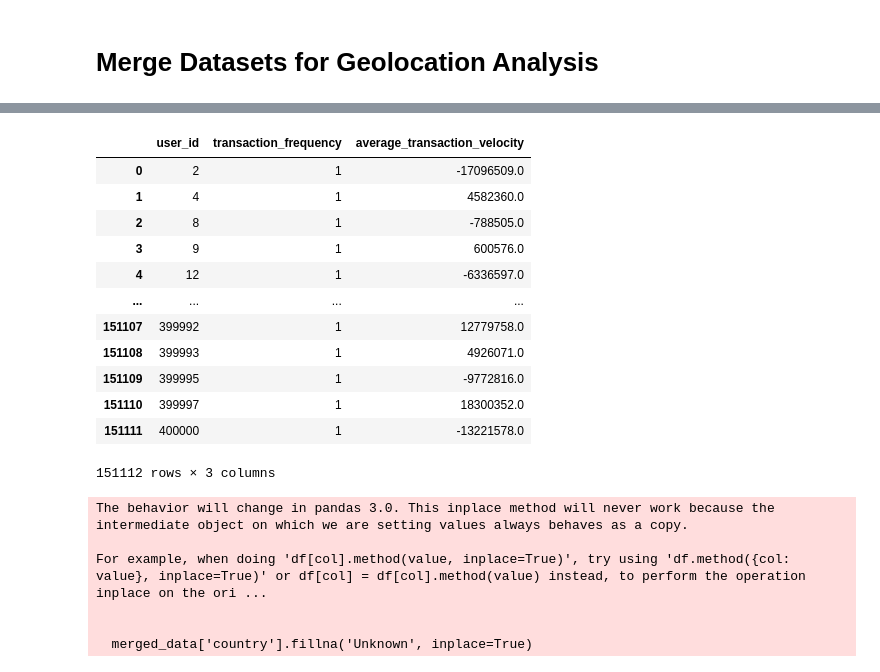
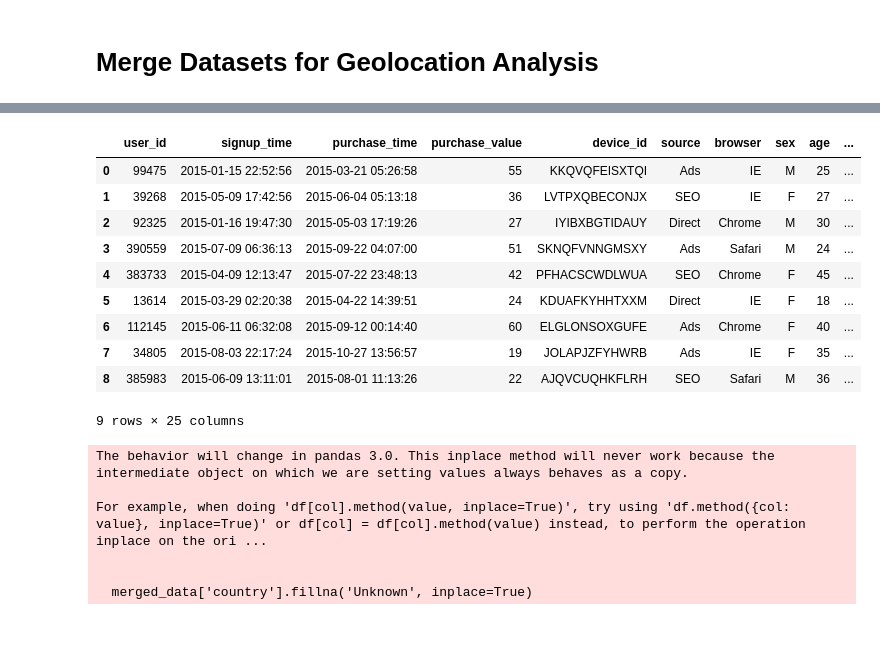
Before and after one commit to jackEBG/8weeksand9, a Jupyter notebook: notebooks/data_analysis.ipynb, the cells around one changed output, grey strips where cells are left out. Drawn from its saved outputs; the diff is of its cells as text; code cells hidden in the pictures; blank space fills up the shorter version.

```diff
--- a/notebooks/data_analysis.ipynb
+++ b/notebooks/data_analysis.ipynb
@@ -206,22 +200,6 @@ fraud_data['time_diff'] = fraud_data['purchase_time'].diff().dt.total_seconds()
 transaction_velocity = fraud_data.groupby('user_id')['time_diff'].mean().reset_index()
 transaction_velocity.columns = ['user_id', 'average_transaction_velocity']
 features = transaction_frequency.merge(transaction_velocity, on='user_id')
-# %%
-features
-# %% [output]
-|  | user_id | transaction_frequency | average_transaction_velocity |
-| 0 | 2 | 1 | -17096509.0 |
-| 1 | 4 | 1 | 4582360.0 |
-| 2 | 8 | 1 | -788505.0 |
-| 3 | 9 | 1 | 600576.0 |
-| 4 | 12 | 1 | -6336597.0 |
-| ... | ... | ... | ... |
-| 151107 | 399992 | 1 | 12779758.0 |
-| 151108 | 399993 | 1 | 4926071.0 |
-| 151109 | 399995 | 1 | -9772816.0 |
-| 151110 | 399997 | 1 | 18300352.0 |
-| 151111 | 400000 | 1 | -13221578.0 |
-151112 rows × 3 columns
 # %%
 # Time-Based Features
 fraud_data['hour_of_day'] = fraud_data['purchase_time'].dt.hour
@@ -239,3 +217,16 @@ final_data = pd.concat([merged_data, encoded_features], axis=1)
 final_data = final_data.drop(columns=['Unnamed: 0']).reset_index(drop=True)
 # %%
 final_data.to_csv(r'C:\Users\Admin.DESKTOP-M4R2VLU\8weeksand9\data\final.csv')
+final_data
+# %% [output]
+|  | user_id | signup_time | purchase_time | purchase_value | device_id | source | browser | sex | age | ... |
+| 0 | 99475 | 2015-01-15 22:52:56 | 2015-03-21 05:26:58 | 55 | KKQVQFEISXTQI | Ads | IE | M | 25 | ... |
+| 1 | 39268 | 2015-05-09 17:42:56 | 2015-06-04 05:13:18 | 36 | LVTPXQBECONJX | SEO | IE | F | 27 | ... |
+| 2 | 92325 | 2015-01-16 19:47:30 | 2015-05-03 17:19:26 | 27 | IYIBXBGTIDAUY | Direct | Chrome | M | 30 | ... |
+| 3 | 390559 | 2015-07-09 06:36:13 | 2015-09-22 04:07:00 | 51 | SKNQFVNNGMSXY | Ads | Safari | M | 24 | ... |
+| 4 | 383733 | 2015-04-09 12:13:47 | 2015-07-22 23:48:13 | 42 | PFHACSCWDLWUA | SEO | Chrome | F | 45 | ... |
+| 5 | 13614 | 2015-03-29 02:20:38 | 2015-04-22 14:39:51 | 24 | KDUAFKYHHTXXM | Direct | IE | F | 18 | ... |
+| 6 | 112145 | 2015-06-11 06:32:08 | 2015-09-12 00:14:40 | 60 | ELGLONSOXGUFE | Ads | Chrome | F | 40 | ... |
+| 7 | 34805 | 2015-08-03 22:17:24 | 2015-10-27 13:56:57 | 19 | JOLAPJZFYHWRB | Ads | IE | F | 35 | ... |
+| 8 | 385983 | 2015-06-09 13:11:01 | 2015-08-01 11:13:26 | 22 | AJQVCUQHKFLRH | SEO | Safari | M | 36 | ... |
+9 rows × 25 columns
```
Also changed, not shown: parts of 27 cells of this notebook, 5 other files.
